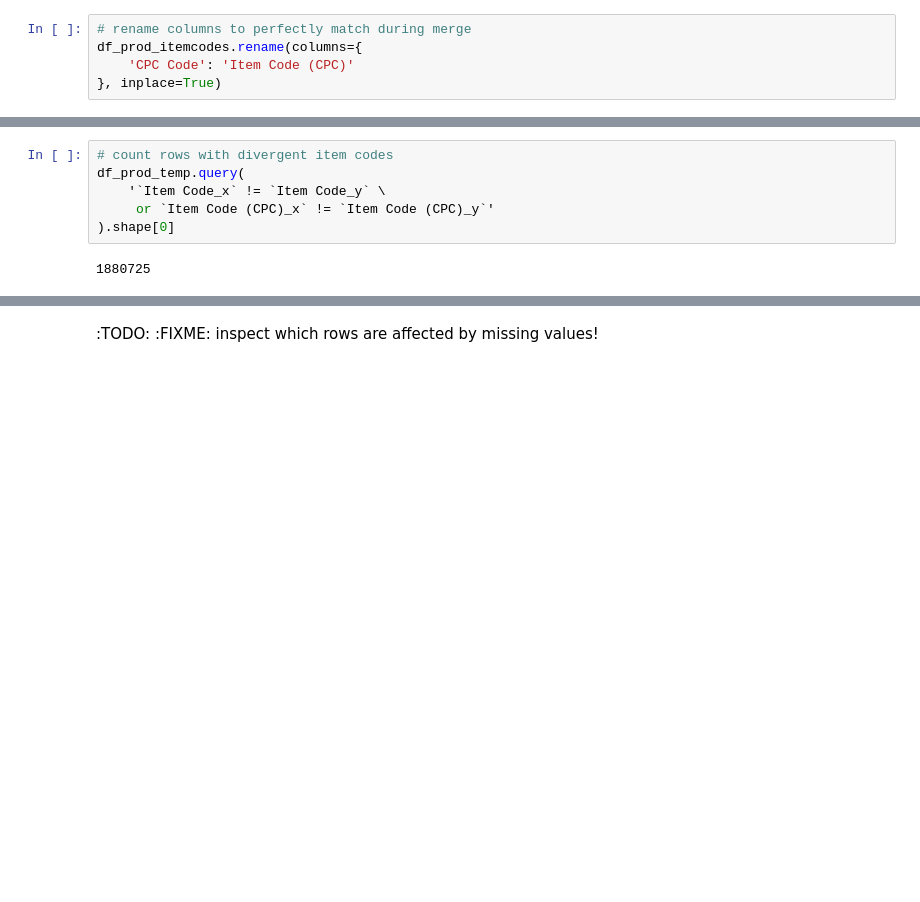
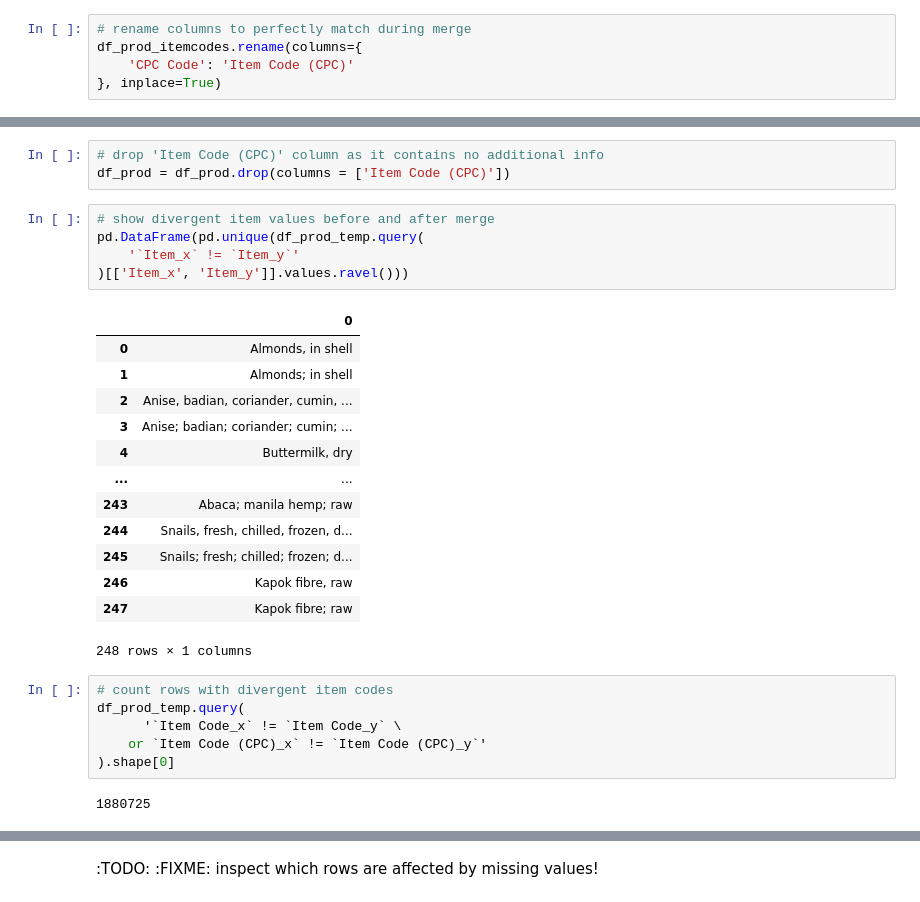
Before and after one commit to kostinam/neuefische-capstone, a Jupyter notebook: sh-1-clean-data_prod.ipynb, the cells around one changed output, grey strips where cells are left out. Saved outputs shown, nothing was run; the diff lists cells and outputs as text; blank space fills up the shorter version.

```diff
--- a/sh-1-clean-data_prod.ipynb
+++ b/sh-1-clean-data_prod.ipynb
@@ -163,8 +194,30 @@ df_prod_temp.head()
+# %%
+# drop 'Item Code (CPC)' column as it contains no additional info
+df_prod = df_prod.drop(columns = ['Item Code (CPC)'])
+# %%
+# show divergent item values before and after merge
+pd.DataFrame(pd.unique(df_prod_temp.query(
+    '`Item_x` != `Item_y`'
+)[['Item_x', 'Item_y']].values.ravel()))
+# %% [output]
+|  | 0 |
+| 0 | Almonds, in shell |
+| 1 | Almonds; in shell |
+| 2 | Anise, badian, coriander, cumin, ... |
+| 3 | Anise; badian; coriander; cumin; ... |
+| 4 | Buttermilk, dry |
+| ... | ... |
+| 243 | Abaca; manila hemp; raw |
+| 244 | Snails, fresh, chilled, frozen, d... |
+| 245 | Snails; fresh; chilled; frozen; d... |
+| 246 | Kapok fibre, raw |
+| 247 | Kapok fibre; raw |
+248 rows × 1 columns
 # %%
 # count rows with divergent item codes
 df_prod_temp.query(
-    '`Item Code_x` != `Item Code_y` \
-     or `Item Code (CPC)_x` != `Item Code (CPC)_y`'
+      '`Item Code_x` != `Item Code_y` \
+    or `Item Code (CPC)_x` != `Item Code (CPC)_y`'
 ).shape[0]
 # %% [output]
 1880725
```
Also changed, not shown: parts of 26 cells of this notebook, 2 other files.
